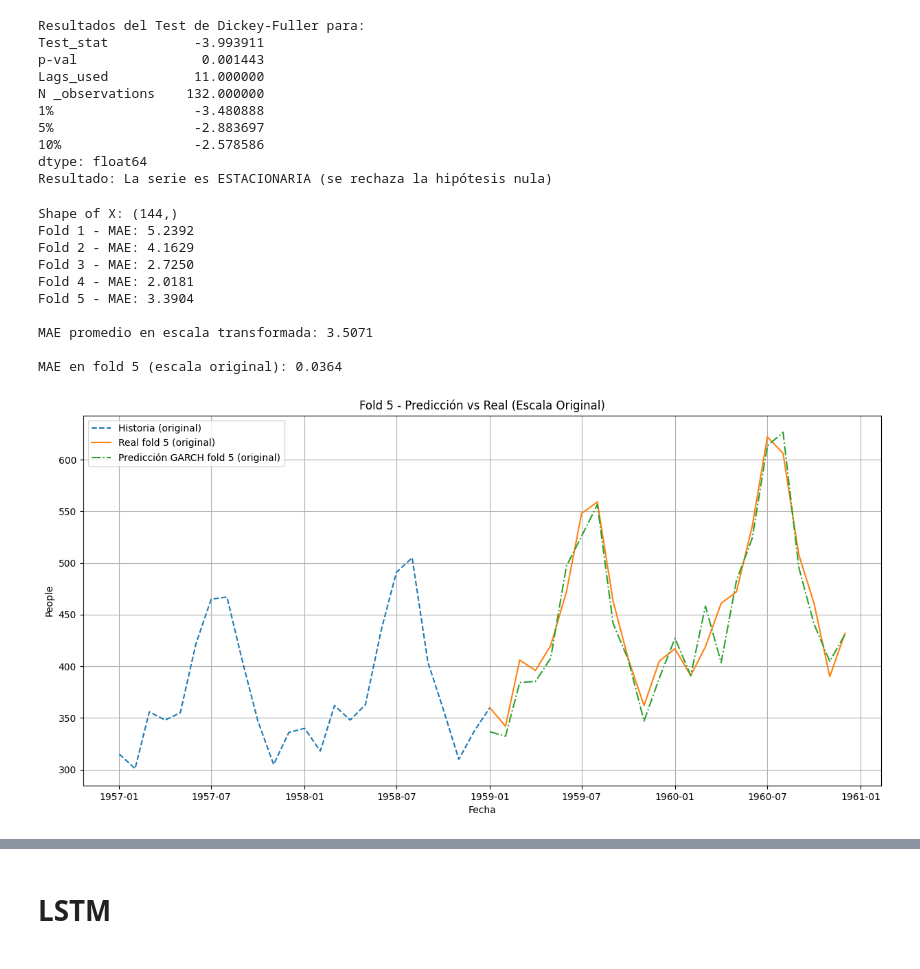
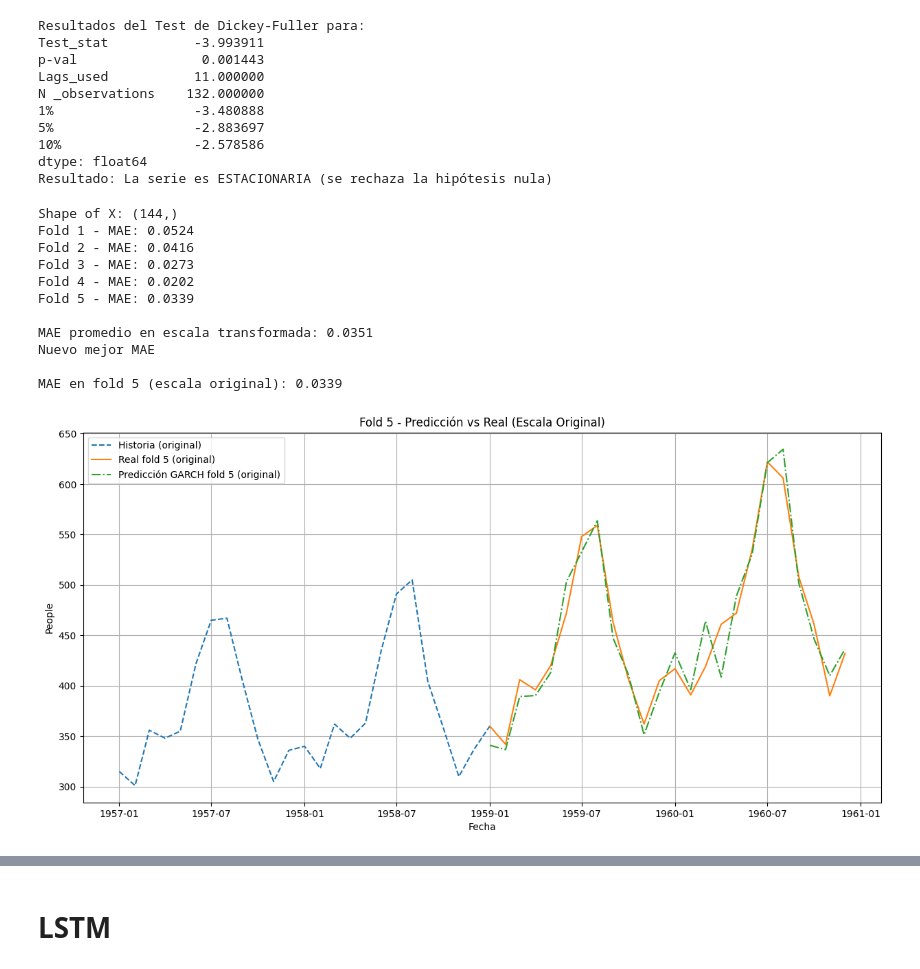
Before and after one commit to JavierJ002/guia-ST, a Jupyter notebook: airpasangers.ipynb, the cells around one changed output, grey strips where cells are left out. Saved outputs shown, nothing was run; the diff lists cells and outputs as text; code cells hidden in the pictures.

```diff
--- a/airpasangers.ipynb
+++ b/airpasangers.ipynb
@@ -312,6 +311,7 @@ mae en fold 5 (escala original): 0.0219
 # AHora SimpleExponentialSmoothing o Media Ponderada exponencial
 El naive approach dio resultados muy buenos
 # %%
+model_name = 'SimpleExp'
 tscv = TimeSeriesSplit(n_splits=5)
 exp_smooth_mae = []
 fold = 0
@@ -346,6 +346,7 @@ for train_id, val_id in tscv.split(train_df):
         train_data_fold5_transformed = train.copy() # Guardamos el train del fold 5 para graficar
 
 mean_mae_exp = np.mean(exp_smooth_mae)
+model_scores[model_name] = mean_mae_exp
 print(f'\nmae promedio en escala transformada: {mean_mae_exp:.4f}')
 
 if best_ovr_score > mean_mae_exp:
@@ -434,6 +446,7 @@ El tamaño del test es de: (29,), (29,)
 # %%
-X = X_train
-y = y_train
+model_name = 'LR+SimpleExpExog'
+X = X_train_dum
+y = y_train_dum
 
 tcsv = TimeSeriesSplit(n_splits = 5)
 fold = 0
@@ -461,9 +474,9 @@ for train_id, val_id in tscv.split(X):
 
     #Modelo Exp
 
-    model2 = ExponentialSmoothing(residual_train).fit(smoothing_level = 0.35)
+    model_exp_reg = ExponentialSmoothing(residual_train).fit(smoothing_level = 0.35)
 
-    residuals_forecast = model2.forecast(len(X_val_cv))
+    residuals_forecast = model_exp_reg.forecast(len(X_val_cv))
 
     final_pred = model_preds_val + residuals_forecast
 
@@ -485,6 +498,9 @@ for train_id, val_id in tscv.split(X):
 
 
 mean_exp_mae = np.mean(model_mae)
+
+model_scores[model_name] = mean_exp_mae
+
 print(f'\nMAE promedio en escala transformada: {mean_mae_exp:.4f}')
 if best_ovr_score > mean_exp_mae:
     best_ovr_score = mean_exp_mae
@@ -667,6 +686,7 @@ MAE en fold 5 (escala original): 0.0336
 
 Es decir variables dummy que explican el comportamiento de la variable Y
 # %%
+model_name = 'ARIMA301Exog'
 tscv = TimeSeriesSplit(n_splits=5)
 mae_arma = []
 y = df_train_dum['People']
@@ -689,14 +709,14 @@ for train_id, val_id in tscv.split(X):
     X_val_cv = X_val_cv.astype(float)
 
     # SARIMAX con variables exógenas
-    model = SARIMAX(y_train_cv, exog=X_train_cv, order=(3,0,1), seasonal_order=(0,0,0,0))
-    results = model.fit(disp=False)
+    model_arma_exog = SARIMAX(y_train_cv, exog=X_train_cv, order=(3,0,1), seasonal_order=(0,0,0,0))
+    res_model_arma_exog = model_arma_exog.fit(disp=False)
 
     # Predicción sobre el conjunto de validación
-    model_pred = results.forecast(steps=len(X_val_cv), exog=X_val_cv)
+    model_pred = res_model_arma_exog.forecast(steps=len(X_val_cv), exog=X_val_cv)
 
     # Cálculo del MAE
-    mae = mean_absolute_error(y_val_cv.values, model_pred)
+    mae = mean_absolute_error(y_val_cv, model_pred)
     mae_arma.append(mae)
     print(f'El MAE obtenido en el split: {fold} fue de: {mae:.4f}')
 
@@ -711,6 +731,7 @@ for train_id, val_id in tscv.split(X):
 
 # Evaluación final
 mean_arma_mae = np.mean(mae_arma)
+model_scores[model_name] = mean_arma_mae
 print(f'\nMAE promedio en escala transformada: {mean_arma_mae:.4f}')
 if best_ovr_score > mean_arma_mae:
     best_ovr_score = mean_arma_mae
@@ -786,12 +807,13 @@ N _observations    132.000000
 dtype: float64
 Resultado: La serie es ESTACIONARIA (se rechaza la hipótesis nula)
 # %%
+model_name = 'GARCH'
 tscv = TimeSeriesSplit(n_splits=5)
 mae_arma = []
 
-# X será la serie con la variable objetivo
+
 X = pd.Series(df_diffed_season['People'])
-y = df_diffed_season  # No usado, puedes quitarlo si no se usa
+y = df_diffed_season
 
 train_prev_folds = pd.DataFrame()
 model_preds_fold5_list = []
@@ -807,11 +829,11 @@ for train_id, val_id in tscv.split(X):
     X_train_cv, y_train_cv = X.iloc[train_id], X.iloc[train_id]
     X_val_cv, y_val_cv = X.iloc[val_id], X.iloc[val_id]
 
-    model = arch_model(y_train_cv, vol='GARCH', p=2, q=1, mean='AR')
-    results = model.fit(disp=False)
+    model_garch = arch_model(y_train_cv, vol='GARCH', p=2, q=1, mean='AR', rescale = False)
+    results = model_garch.fit(disp=False)
 
     forecast = results.forecast(horizon=len(X_val_cv))
-    model_pred = forecast.mean.iloc[-1].values  # Solo la predicción de la media
+    model_pred = forecast.mean.iloc[-1].values
 
     mae = mean_absolute_error(X_val_cv.values, model_pred)
     mae_arma.append(mae)
@@ -827,11 +849,12 @@ for train_id, val_id in tscv.split(X):
         train_data_transf_fold5 = X.iloc[train_id].copy()
 
 # MAE promedio
-mean_arma_mae = np.mean(mae_arma)
-print(f'\nMAE promedio en escala transformada: {mean_arma_mae:.4f}')
+mean_garch_mae = np.mean(mae_arma)
+model_scores[model_name] = mean_garch_mae
+print(f'\nMAE promedio en escala transformada: {mean_garch_mae:.4f}')
 
-if best_ovr_score > mean_arma_mae:
-    best_ovr_score = mean_arma_mae
+if best_ovr_score > mean_garch_mae:
+    best_ovr_score = mean_garch_mae
     print('Nuevo mejor MAE')
 
 # Asegurar coincidencia de longitudes
@@ -848,41 +871,42 @@ pred_original_fold5, true_original_reconstructed_fold5 = invert_transformations_
     original_full_log_diff1_series=df_diffed['People'],
     seasonal_lag=12
 )
 
 # MAE en escala original
 mae_original_fold5 = mean_absolute_percentage_error(
     df.loc[val_fold5.index, 'People'],
     pred_original_fold5
 )
 print(f'\nMAE en fold 5 (escala original): {mae_original_fold5:.4f}')
 
 # -------------------------
 # GRAFICAR - ESCALA ORIGINAL
 # -------------------------
 plt.figure(figsize=(15, 7))
 history_idx_end = val_fold5.index[0]
 history_idx_start = history_idx_end - pd.DateOffset(months=24)
 plt.plot(df.loc[history_idx_start:history_idx_end, 'People'], label='Historia (original)', linestyle='--')
 plt.plot(df.loc[val_fold5.index, 'People'], label='Real fold 5 (original)')
 plt.plot(val_fold5.index, pred_original_fold5, label='Predicción GARCH fold 5 (original)', linestyle='-.')
 plt.title('Fold 5 - Predicción vs Real (Escala Original)')
 plt.xlabel('Fecha')
 plt.ylabel('People')
 plt.legend()
 plt.grid(True)
 plt.show()
 # %% [output]
 Shape of X: (144,)
-Fold 1 - MAE: 5.2392
-Fold 2 - MAE: 4.1629
-Fold 3 - MAE: 2.7250
-Fold 4 - MAE: 2.0181
-Fold 5 - MAE: 3.3904
+Fold 1 - MAE: 0.0524
+Fold 2 - MAE: 0.0416
+Fold 3 - MAE: 0.0273
+Fold 4 - MAE: 0.0202
+Fold 5 - MAE: 0.0339
 
-MAE promedio en escala transformada: 3.5071
+MAE promedio en escala transformada: 0.0351
+Nuevo mejor MAE
 
-MAE en fold 5 (escala original): 0.0364
+MAE en fold 5 (escala original): 0.0339
-[figure, old version]
+[figure, new version]
 # %%
 tscv = TimeSeriesSplit(n_splits=5)
 mae_arma = []
```
Also changed, not shown: parts of 14 cells of this notebook.
